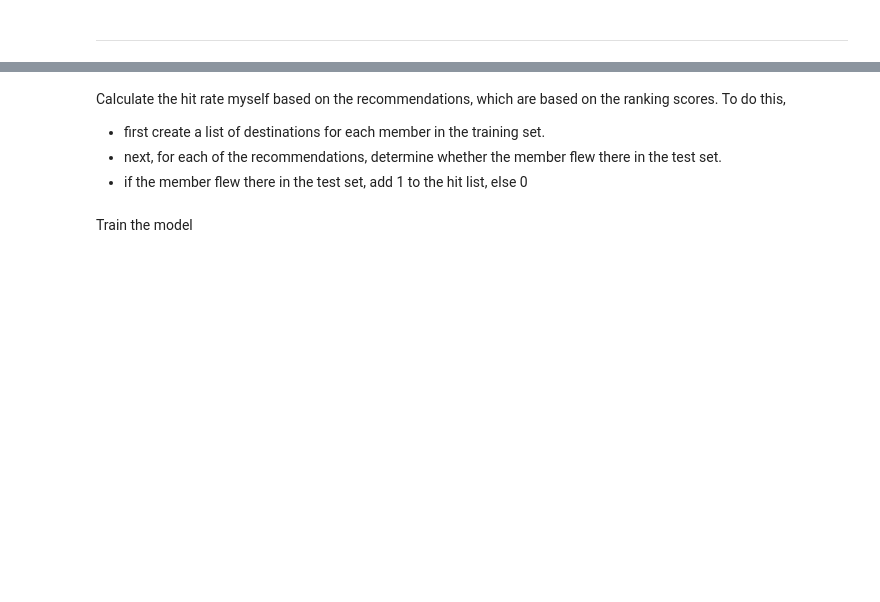
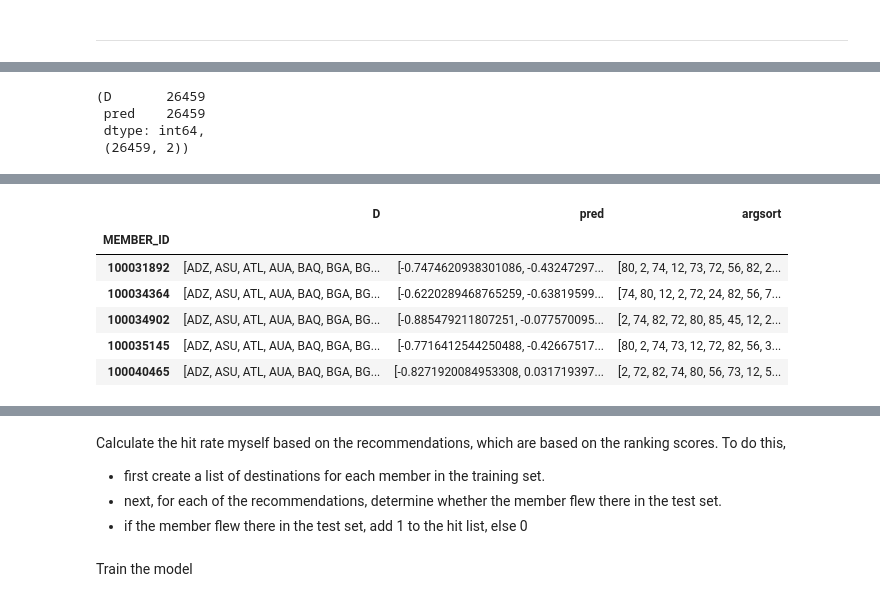
Before and after one commit to erlebach/copa_recommenders, a Jupyter notebook: copa_recommender_data_rankfm/rankfm/rankfm_hitrates_single_function.ipynb, the cells around one changed output, grey strips where cells are left out. Cells and saved outputs as stored; diff of their text form; code cells hidden in the pictures; blank space fills up the shorter version.

```diff
--- a/copa_recommender_data_rankfm/rankfm/rankfm_hitrates_single_function.ipynb
+++ b/copa_recommender_data_rankfm/rankfm/rankfm_hitrates_single_function.ipynb
@@ -146,0 +119,8 @@ hr (previous not filtered):  0.23480113636363636
+# %%
+nb_epochs = [50, 100, 250, 500, 1000]
+nb_epochs = [50, 100, 250]
+#
+for epochs in nb_epochs:
+    print("-- nb epochs: ", epochs)
+    newlib.run_model(model, interaction_dct, nb_epochs=epochs)
+    print("------------------------------------------")
@@ -146,0 +199,13 @@ hr (previous not filtered):  0.23480113636363636
+# %%
+# Sort pred numerically using argsort, and sort D in the same order.
+res1.apply(lambda x: len(x)), res1.shape
+# %% [output]
+(D       26459
+ pred    26459
+ dtype: int64,
+ (26459, 2))
+# %%
+%%time
+res1['argsort'] = res1['pred'].map(np.argsort)
+res1.head(5)
+# %% [output]
@@ -146,0 +214,7 @@ hr (previous not filtered):  0.23480113636363636
+|  | D | pred | argsort |
+| MEMBER_ID |  |  |  |
+| 100031892 | [ADZ, ASU, ATL, AUA, BAQ, BGA, BG... | [-0.7474620938301086, -0.43247297... | [80, 2, 74, 12, 73, 72, 56, 82, 2... |
+| 100034364 | [ADZ, ASU, ATL, AUA, BAQ, BGA, BG... | [-0.6220289468765259, -0.63819599... | [74, 80, 12, 2, 72, 24, 82, 56, 7... |
+| 100034902 | [ADZ, ASU, ATL, AUA, BAQ, BGA, BG... | [-0.885479211807251, -0.077570095... | [2, 74, 82, 72, 80, 85, 45, 12, 2... |
+| 100035145 | [ADZ, ASU, ATL, AUA, BAQ, BGA, BG... | [-0.7716412544250488, -0.42667517... | [80, 2, 74, 73, 12, 72, 82, 56, 3... |
+| 100040465 | [ADZ, ASU, ATL, AUA, BAQ, BGA, BG... | [-0.8271920084953308, 0.031719397... | [2, 72, 82, 74, 80, 56, 73, 12, 5... |
```
Also changed, not shown: parts of 49 cells of this notebook, 3 other files.
